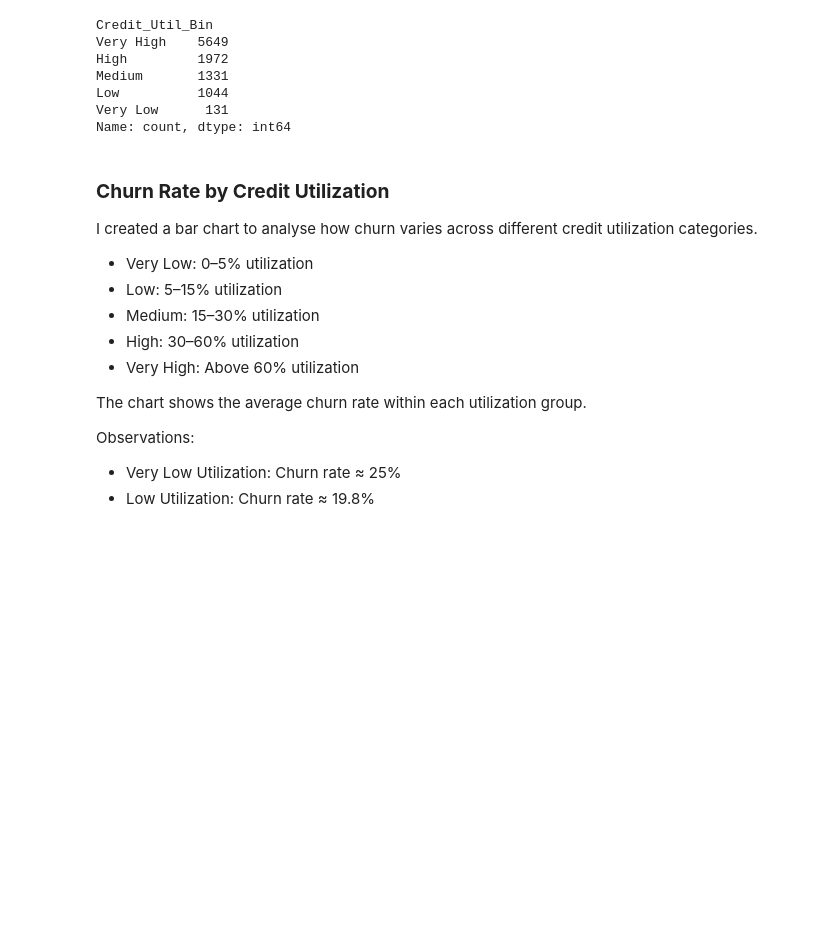
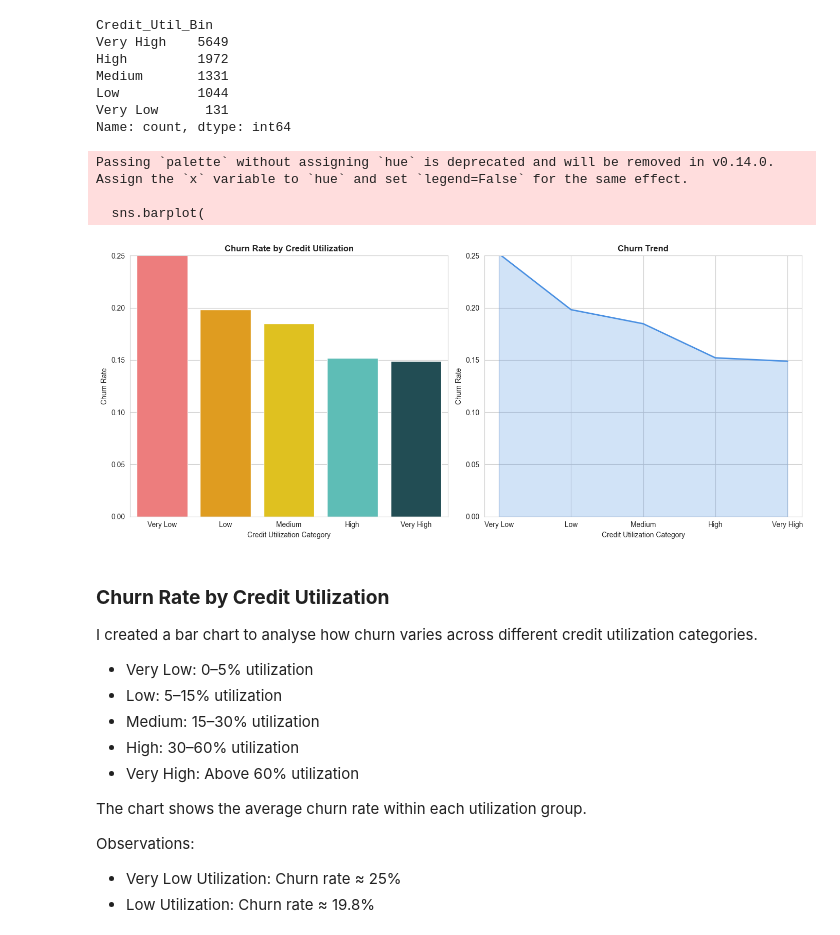
Before and after one commit to Syed313110/cc_customer_churn_analysis, a Jupyter notebook: jupyter_notebooks/02_eda_statistics.ipynb, the cells around one changed output. Cells and saved outputs as stored; diff of their text form; code cells hidden in the pictures; blank space fills up the shorter version.

```diff
--- a/jupyter_notebooks/02_eda_statistics.ipynb
+++ b/jupyter_notebooks/02_eda_statistics.ipynb
@@ -188,6 +188,76 @@ Medium       1331
 Low          1044
 Very Low      131
 Name: count, dtype: int64
+# %%
+# ===============================
+# H2: Bar + Filled Trend Line
+# ===============================
+
+import matplotlib.pyplot as plt
+import seaborn as sns
+import pandas as pd
+import numpy as np
+
+sns.set_style("whitegrid")
+
+# Ensure numeric churn flag
+df['Churn_Flag_Num'] = df['Attrition_Flag'].astype(float)
+
+# Create credit utilization bins
+max_util = df['Credit_Utilization'].max()
+bin_edges = [0, 0.05, 0.15, 0.3, 0.6, max_util + 0.01]
+bin_labels = ['Very Low', 'Low', 'Medium', 'High', 'Very High']
+
+df['Credit_Util_Bin'] = pd.cut(
+    df['Credit_Utilization'],
+    bins=bin_edges,
+    labels=bin_labels,
+    include_lowest=True
+)
+
+# Compute churn rate per bin
+util_churn = df.groupby('Credit_Util_Bin')['Churn_Flag_Num'].mean().reset_index()
+
+# Convert categories to ordered index for plotting
+x_positions = np.arange(len(util_churn))
+y_values = util_churn['Churn_Flag_Num'].values
+
+# Create side-by-side figure
+fig, axes = plt.subplots(1, 2, figsize=(14,6))
+
+# -------- Left: Bar Chart --------
+sns.barplot(
+    x='Credit_Util_Bin',
+    y='Churn_Flag_Num',
+    data=util_churn,
+    palette=['#FF6B6B','#FFA500','#FFD700','#4ECDC4','#1A535C'],
+    ax=axes[0]
+)
+
+axes[0].set_title("Churn Rate by Credit Utilization", fontweight='bold')
+axes[0].set_xlabel("Credit Utilization Category")
+axes[0].set_ylabel("Churn Rate")
+axes[0].set_ylim(0, 0.25)
+
+# -------- Right: Filled Trend Line --------
+axes[1].plot(x_positions, y_values, color="#4A90E2", linewidth=2)
+axes[1].fill_between(x_positions, y_values, color="#4A90E2", alpha=0.25)
+
+axes[1].set_xticks(x_positions)
+axes[1].set_xticklabels(util_churn['Credit_Util_Bin'])
+
+axes[1].set_title("Churn Trend", fontweight='bold')
+axes[1].set_xlabel("Credit Utilization Category")
+axes[1].set_ylabel("Churn Rate")
+axes[1].set_ylim(0, 0.25)
+
+plt.tight_layout()
+plt.show()
+# %% [output]
+Passing `palette` without assigning `hue` is deprecated and will be removed in v0.14.0. Assign the `x` variable to `hue` and set `legend=False` for the same effect.
+
+  sns.barplot(
+[figure, added]
 # %% [markdown]
 ### **Churn Rate by Credit Utilization**
 
```
Also changed, not shown: parts of 2 cells of this notebook.
